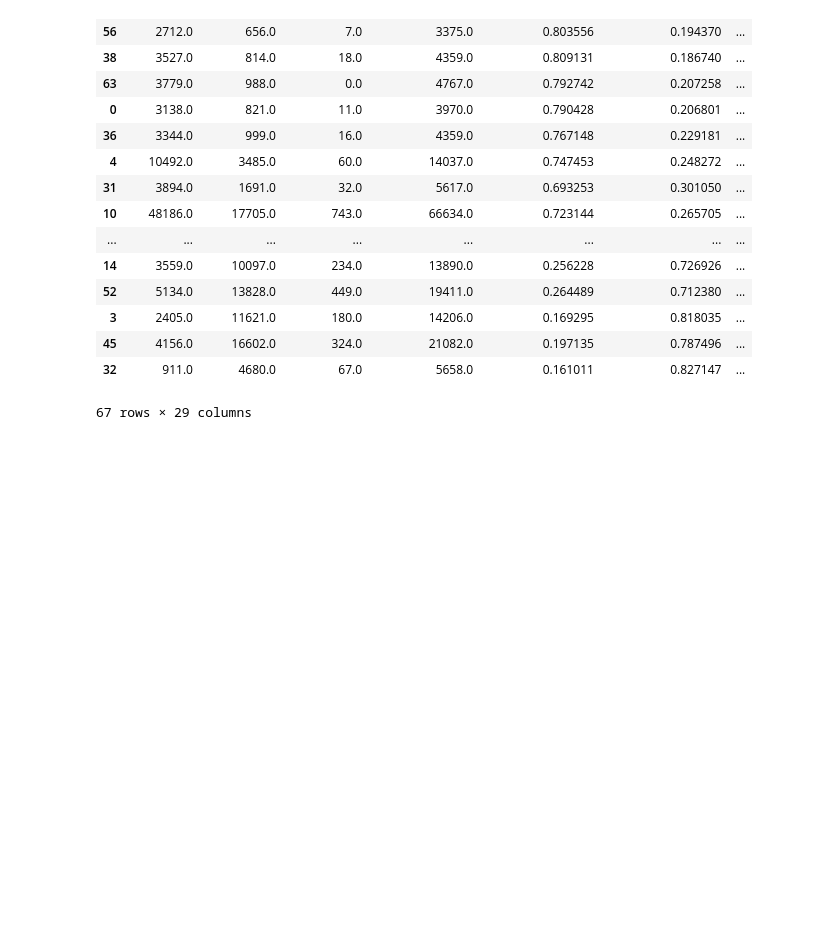
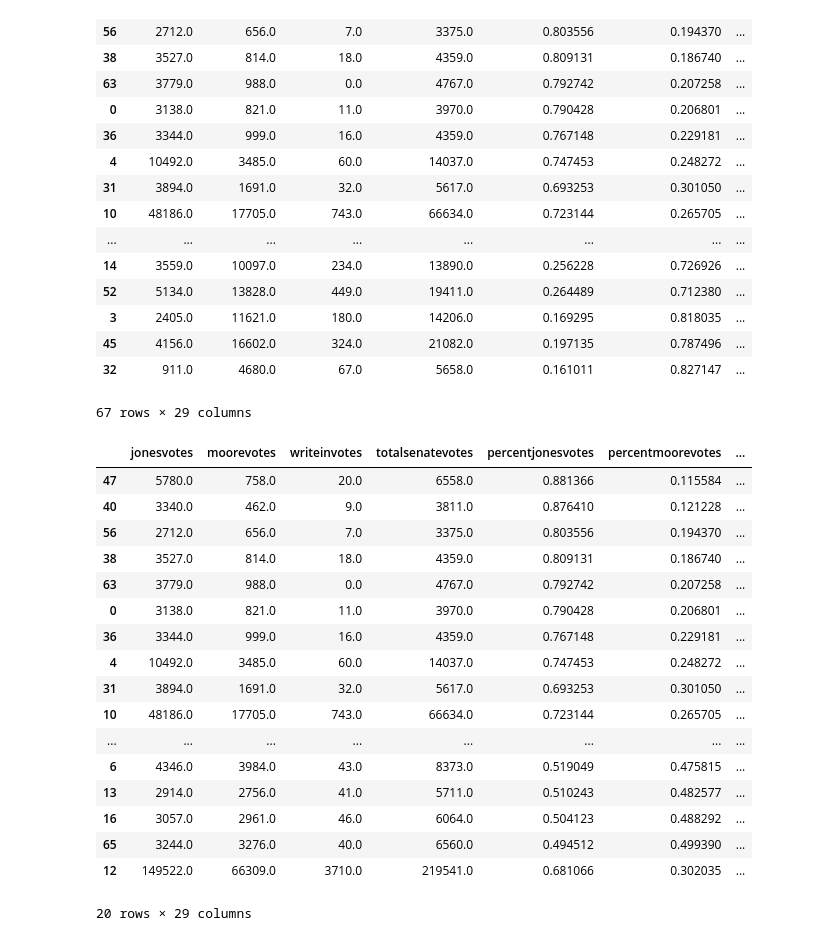
Before and after one commit to elbertwang3/alabamasenateelection, a Jupyter notebook: Untitled.ipynb, the cells around one changed output. Saved outputs shown, nothing was run; the diff lists cells and outputs as text; code cells hidden in the pictures; blank space fills up the shorter version.

```diff
--- a/Untitled.ipynb
+++ b/Untitled.ipynb
@@ -343,3 +343,24 @@ counties.sort_values('percentblack2017', ascending=False)
 | 45 | 4156.0 | 16602.0 | 324.0 | 21082.0 | 0.197135 | 0.787496 | ... |
 | 32 | 911.0 | 4680.0 | 67.0 | 5658.0 | 0.161011 | 0.827147 | ... |
 67 rows × 29 columns
+# %%
+counties.sort_values("percentblack2017", ascending=False)[:20]
+# %% [output]
+|  | jonesvotes | moorevotes | writeinvotes | totalsenatevotes | percentjonesvotes | percentmoorevotes | ... |
+| 47 | 5780.0 | 758.0 | 20.0 | 6558.0 | 0.881366 | 0.115584 | ... |
+| 40 | 3340.0 | 462.0 | 9.0 | 3811.0 | 0.876410 | 0.121228 | ... |
+| 56 | 2712.0 | 656.0 | 7.0 | 3375.0 | 0.803556 | 0.194370 | ... |
+| 38 | 3527.0 | 814.0 | 18.0 | 4359.0 | 0.809131 | 0.186740 | ... |
+| 63 | 3779.0 | 988.0 | 0.0 | 4767.0 | 0.792742 | 0.207258 | ... |
+| 0 | 3138.0 | 821.0 | 11.0 | 3970.0 | 0.790428 | 0.206801 | ... |
+| 36 | 3344.0 | 999.0 | 16.0 | 4359.0 | 0.767148 | 0.229181 | ... |
+| 4 | 10492.0 | 3485.0 | 60.0 | 14037.0 | 0.747453 | 0.248272 | ... |
+| 31 | 3894.0 | 1691.0 | 32.0 | 5617.0 | 0.693253 | 0.301050 | ... |
+| 10 | 48186.0 | 17705.0 | 743.0 | 66634.0 | 0.723144 | 0.265705 | ... |
+| ... | ... | ... | ... | ... | ... | ... | ... |
+| 6 | 4346.0 | 3984.0 | 43.0 | 8373.0 | 0.519049 | 0.475815 | ... |
+| 13 | 2914.0 | 2756.0 | 41.0 | 5711.0 | 0.510243 | 0.482577 | ... |
+| 16 | 3057.0 | 2961.0 | 46.0 | 6064.0 | 0.504123 | 0.488292 | ... |
+| 65 | 3244.0 | 3276.0 | 40.0 | 6560.0 | 0.494512 | 0.499390 | ... |
+| 12 | 149522.0 | 66309.0 | 3710.0 | 219541.0 | 0.681066 | 0.302035 | ... |
+20 rows × 29 columns
```
Also changed, not shown: parts of 5 cells of this notebook, 9 other files.
